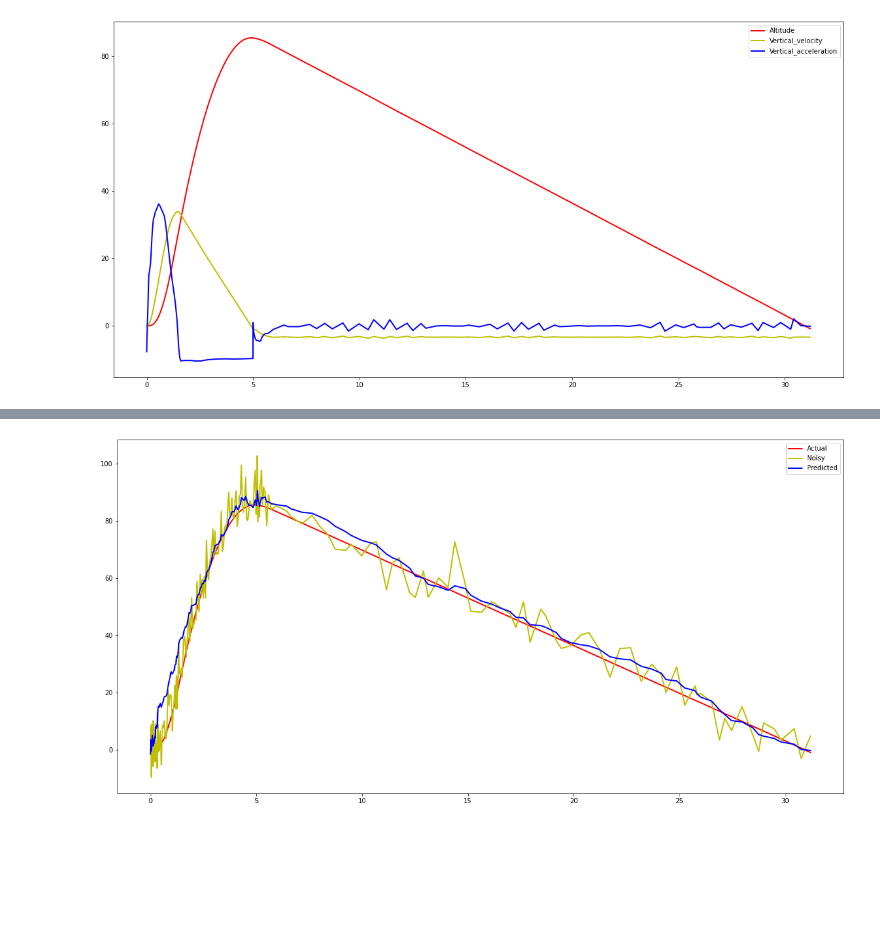
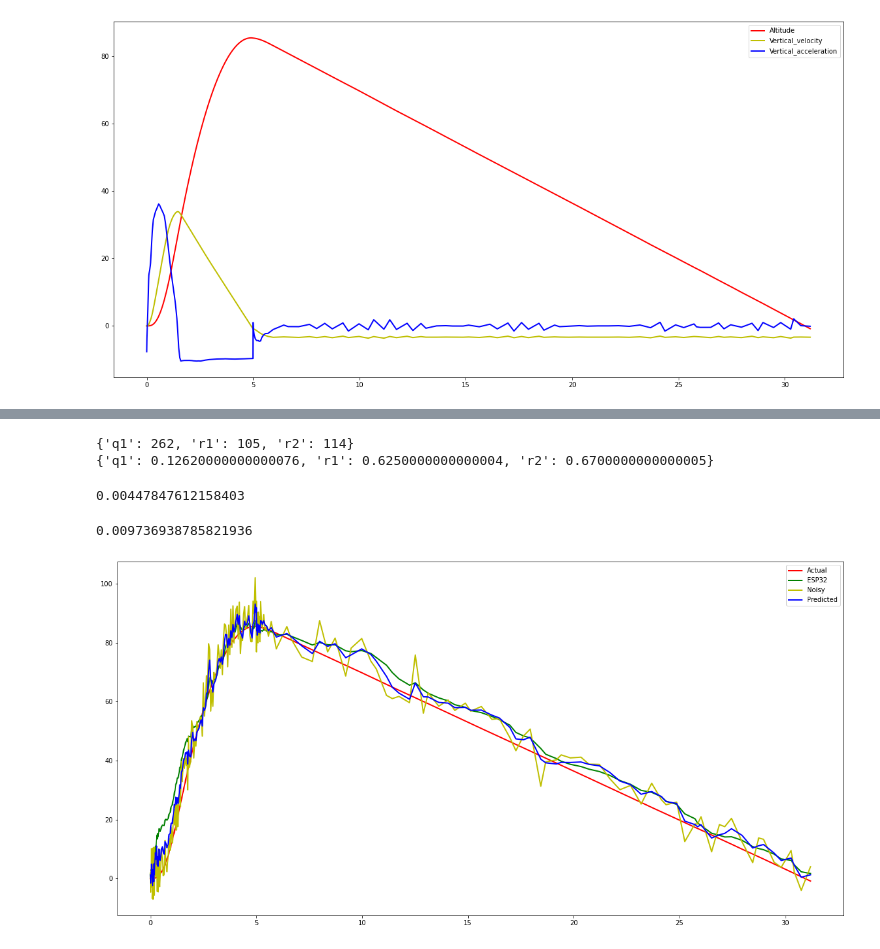
Before and after one commit to nakujaproject/BMPdata, a Jupyter notebook: Src/Notebooks/oprimizeValues.ipynb, the cells around one changed output, grey strips where cells are left out. Saved outputs shown, nothing was run; the diff lists cells and outputs as text; code cells hidden in the pictures; blank space fills up the shorter version.

```diff
--- a/Src/Notebooks/oprimizeValues.ipynb
+++ b/Src/Notebooks/oprimizeValues.ipynb
@@ -87,9 +108,42 @@ x,y = kalman_update(0.25, 0.75, 0.001)
+# %%
+space = {
+    "r1": hp.choice("r1", np.arange(0.1, 0.9, 0.005)),
+    "r2": hp.choice("r2", np.arange(0.1, 0.9, 0.005)),
+    "q1": hp.choice("q1", np.arange(0.1, 0.9, 0.0001))
+}
+# %%
+# Initialize trials object
+trials = Trials()
+
+best = fmin(fn=objective_function, space = space, algo=tpe.suggest, max_evals=100, trials=trials )
+# %%
+print(best)
+# -> {'a': 1, 'c2': 0.01420615366247227}
+print(space_eval(space, best))
+# -> ('case 2', 0.01420615366247227}
+# %% [output]
+{'q1': 262, 'r1': 105, 'r2': 114}
+{'q1': 0.12620000000000076, 'r1': 0.6250000000000004, 'r2': 0.6700000000000005}
+# %%
+d1 = space_eval(space, best)
+# %%
+objective_function(d1)
+# %% [output]
+0.00447847612158403
+# %%
+objective_function({'q1': 0.0013, 'r1': 0.25, 'r2': 0.65})
+# %% [output]
+0.009736938785821936
+# %%
+y = kalman_update(d1)
+current = kalman_update({'q1': 0.0013, 'r1': 0.25, 'r2': 0.65})
 # %%
 plt.figure(figsize=(20, 10))
 plt.plot(noisy_df.Time, df['Altitude'],  linewidth=2, color="r", label="Actual")
+plt.plot(noisy_df.Time, current,  linewidth=2, color="g", label="ESP32")
 plt.plot(noisy_df.Time, noisy_df['Altitude'],  linewidth=2, color="y", label="Noisy")
 plt.plot(noisy_df.Time, y,  linewidth=2, color="b", label="Predicted")
 plt.legend()
 plt.show()
 # %% [output]
-[figure, old version]
+[figure, new version]
```
Also changed, not shown: parts of 5 cells of this notebook.
